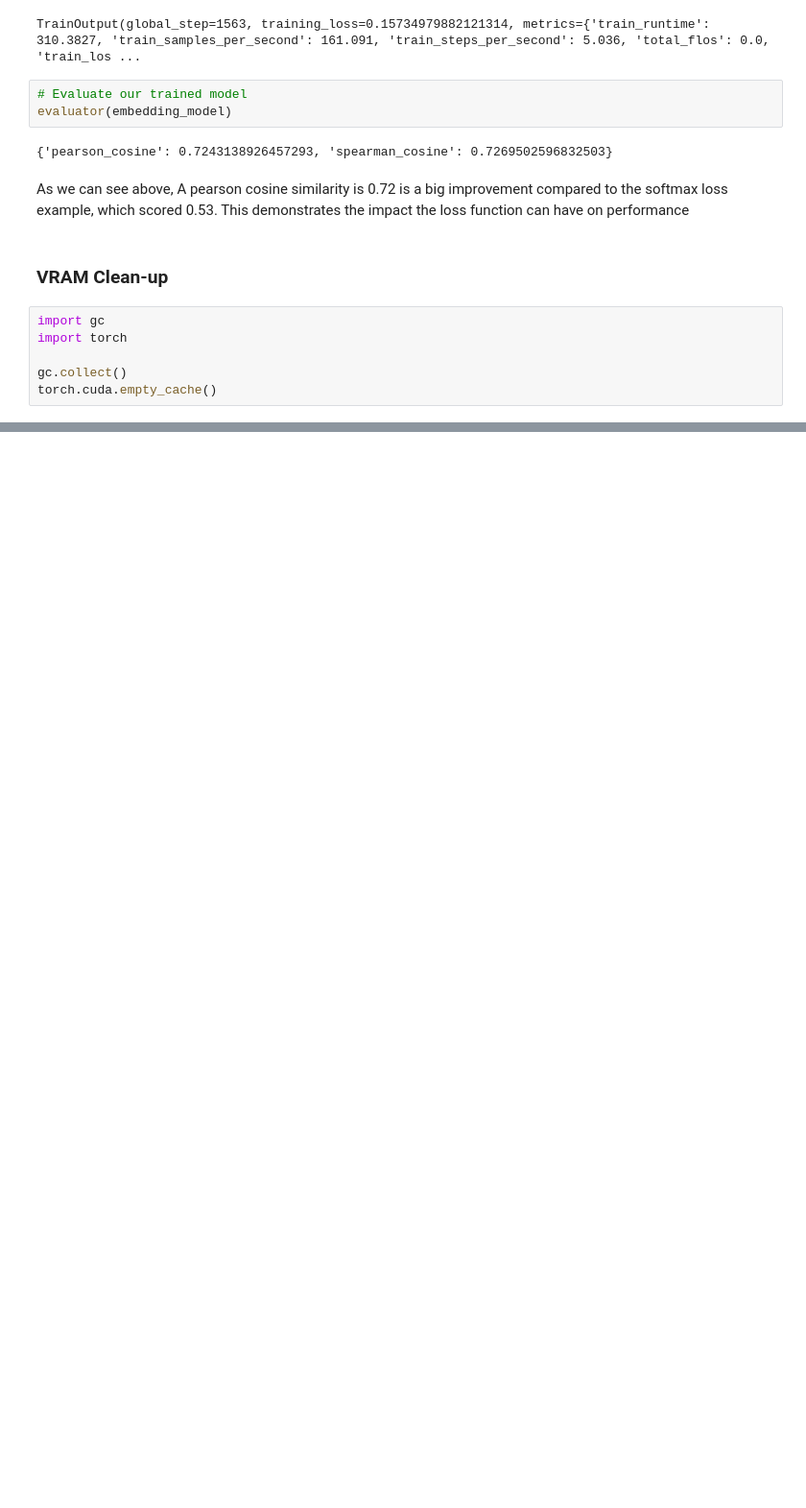
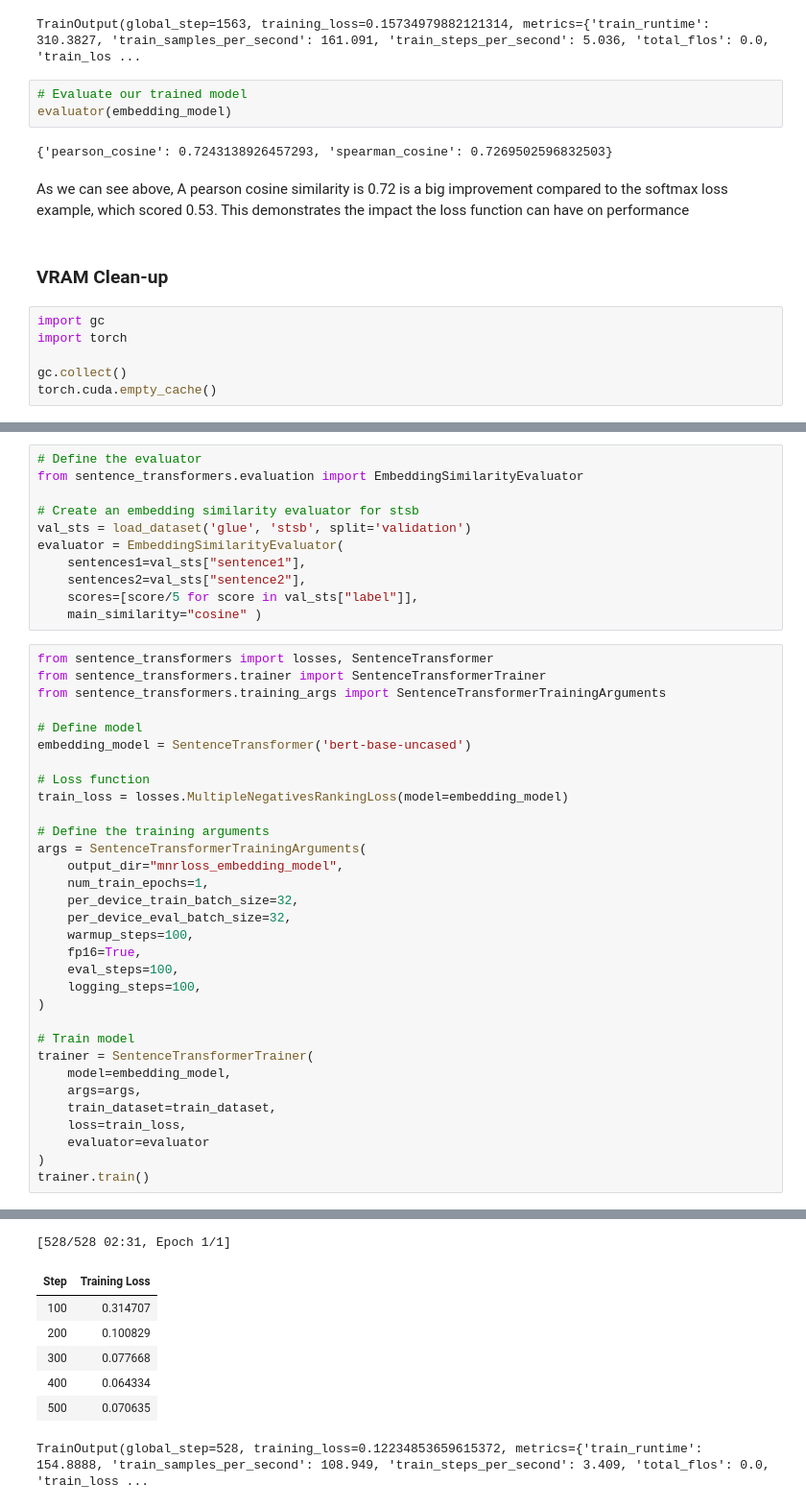
Before and after one commit to bilalox-billy/LLMs-Handson, a Jupyter notebook: notebooks/chapter10.ipynb, the cells around one changed output, grey strips where cells are left out. Shown at 96% size. Cells and saved outputs as stored; diff of their text form; blank space fills up the shorter version.

Commit message:
Train the embedding model using MNR loss function

```diff
--- a/notebooks/chapter10.ipynb
+++ b/notebooks/chapter10.ipynb
@@ -373,0 +404,44 @@ torch.cuda.empty_cache()
+# %%
+# Define the evaluator
+from sentence_transformers.evaluation import EmbeddingSimilarityEvaluator
+
+# Create an embedding similarity evaluator for stsb
+val_sts = load_dataset('glue', 'stsb', split='validation')
+evaluator = EmbeddingSimilarityEvaluator(
+    sentences1=val_sts["sentence1"],
+    sentences2=val_sts["sentence2"],
+    scores=[score/5 for score in val_sts["label"]],
+    main_similarity="cosine" )
+# %%
+from sentence_transformers import losses, SentenceTransformer
+from sentence_transformers.trainer import SentenceTransformerTrainer
+from sentence_transformers.training_args import SentenceTransformerTrainingArguments
+
+# Define model
+embedding_model = SentenceTransformer('bert-base-uncased')
+
+# Loss function
+train_loss = losses.MultipleNegativesRankingLoss(model=embedding_model)
+
+# Define the training arguments
+args = SentenceTransformerTrainingArguments(
+    output_dir="mnrloss_embedding_model",
+    num_train_epochs=1,
+    per_device_train_batch_size=32,
+    per_device_eval_batch_size=32,
+    warmup_steps=100,
+    fp16=True,
+    eval_steps=100,
+    logging_steps=100,
+)
+
+# Train model
+trainer = SentenceTransformerTrainer(
+    model=embedding_model,
+    args=args,
+    train_dataset=train_dataset,
+    loss=train_loss,
+    evaluator=evaluator
+)
+trainer.train()
+# %% [output]
@@ -373,0 +461,8 @@ torch.cuda.empty_cache()
+[528/528 02:31, Epoch 1/1]
+| Step | Training Loss |
+| 100 | 0.314707 |
+| 200 | 0.100829 |
+| 300 | 0.077668 |
+| 400 | 0.064334 |
+| 500 | 0.070635 |
+TrainOutput(global_step=528, training_loss=0.12234853659615372, metrics={'train_runtime': 154.8888, 'train_samples_per_second': 108.949, 'train_steps_per_second': 3.409, 'total_flos': 0.0, 'train_loss ...
```
Also changed, not shown: parts of 7 cells of this notebook, 2 other files.
